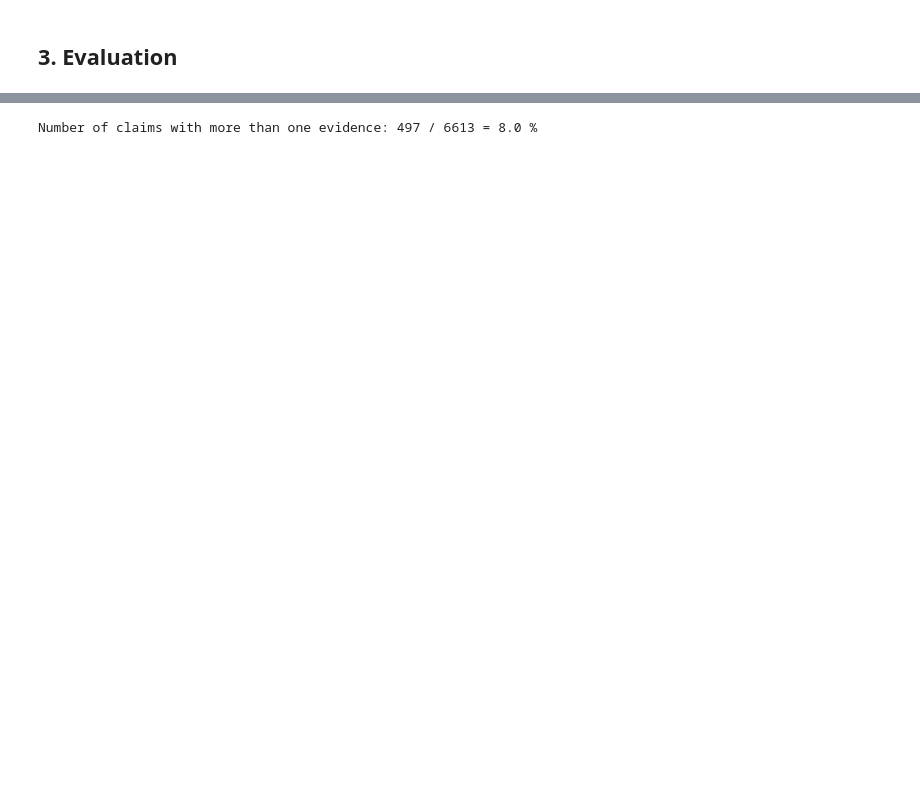
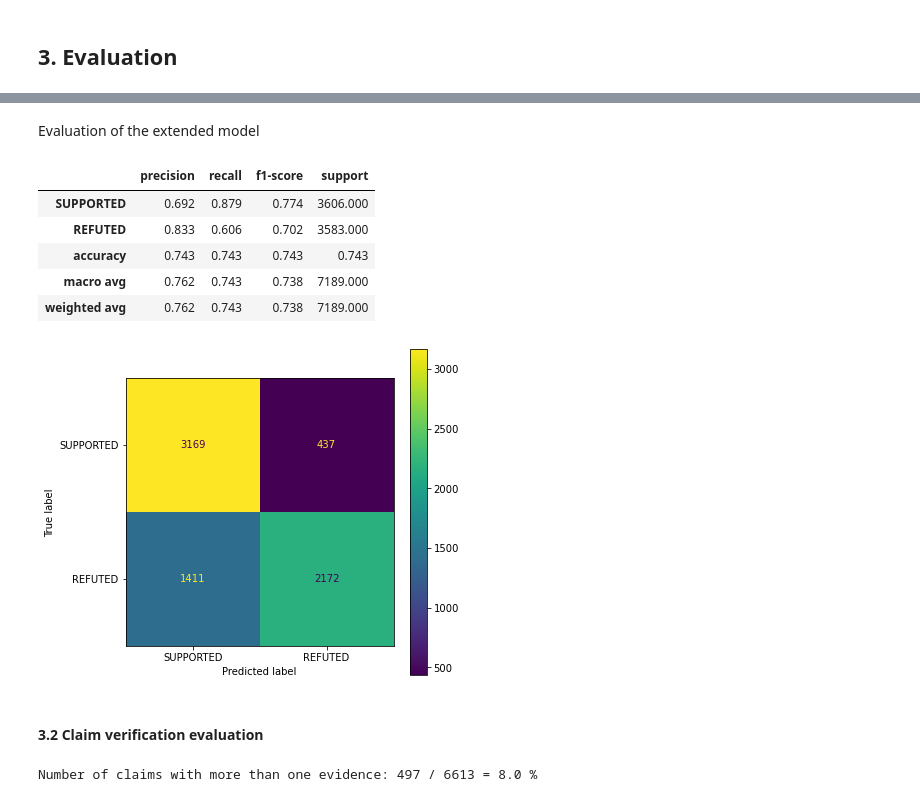
Before and after one commit to TheOnesThatWereAbroad/FactChecking, a Jupyter notebook: FactChecking.ipynb, the cells around one changed output, grey strips where cells are left out. Cells and saved outputs as stored; diff of their text form; code cells hidden in the pictures; blank space fills up the shorter version.

```diff
--- a/FactChecking.ipynb
+++ b/FactChecking.ipynb
@@ -1141,3 +1103,19 @@ weighted avg       0.76      0.74      0.74      7189
+# %% [markdown]
+Evaluation of the extended model
+# %%
+report_multi_input_model_ext = evaluate_model(model_ext, X_claim_test, X_evidence_test, y_test)
+report_multi_input_model_ext = pd.DataFrame(report_multi_input_model_ext).T.round(3)
+report_multi_input_model_ext
+# %% [output]
+|  | precision | recall | f1-score | support |
+| SUPPORTED | 0.692 | 0.879 | 0.774 | 3606.000 |
+| REFUTED | 0.833 | 0.606 | 0.702 | 3583.000 |
+| accuracy | 0.743 | 0.743 | 0.743 | 0.743 |
+| macro avg | 0.762 | 0.743 | 0.738 | 7189.000 |
+| weighted avg | 0.762 | 0.743 | 0.738 | 7189.000 |
+[figure, added]
+# %% [markdown]
+#### 3.2 Claim verification evaluation
 # %%
 def show_details(claim_id, evidences_id, true_label, predicted_labels):
   """
```
Also changed, not shown: parts of 20 cells of this notebook, 1 other file.
